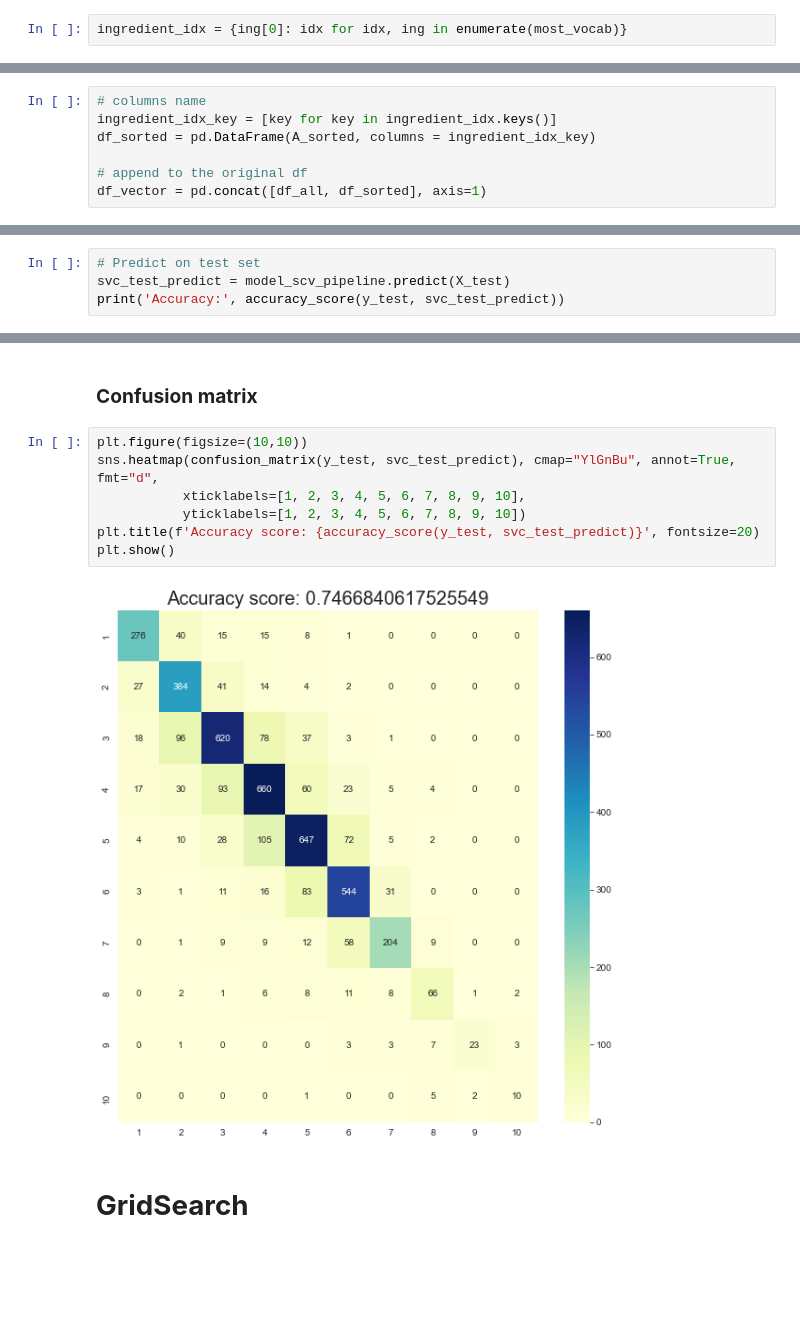
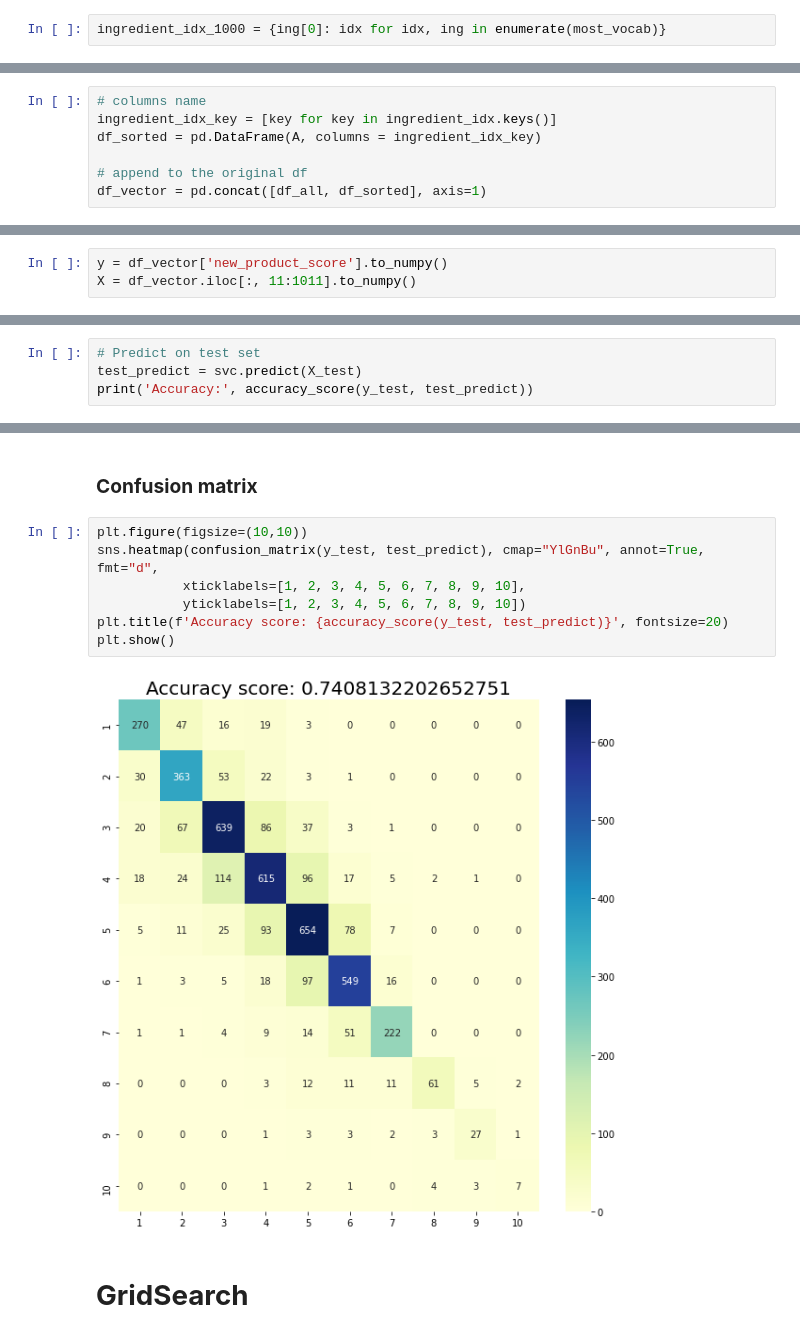
Before and after one commit to hienngn/coderschool-final-project, a Jupyter notebook: Model_product_evaluator/Randomforest.ipynb, the cells around one changed output, grey strips where cells are left out. Drawn from its saved outputs; the diff is of its cells as text; blank space fills up the shorter version.

```diff
--- a/Model_product_evaluator/Randomforest.ipynb
+++ b/Model_product_evaluator/Randomforest.ipynb
@@ -121,4 +124,4 @@ for ing in df_all['new_ing_list_fixed']:
 most_vocab = vocab.most_common(1000)
 common_vocab = pd.DataFrame(most_vocab, columns=['word', 'frequency'])
 # %%
-ingredient_idx = {ing[0]: idx for idx, ing in enumerate(most_vocab)}
+ingredient_idx_1000 = {ing[0]: idx for idx, ing in enumerate(most_vocab)}
@@ -196,7 +203,7 @@ for tokens in corpus:
 # %%
 # columns name
 ingredient_idx_key = [key for key in ingredient_idx.keys()]
-df_sorted = pd.DataFrame(A_sorted, columns = ingredient_idx_key)
+df_sorted = pd.DataFrame(A, columns = ingredient_idx_key)
 
 # append to the original df
 df_vector = pd.concat([df_all, df_sorted], axis=1)
@@ -393,3 +387,6 @@ y = df_dataset['new_product_score'].to_numpy()
+# %%
+y = df_vector['new_product_score'].to_numpy()
+X = df_vector.iloc[:, 11:1011].to_numpy()
 # %%
 X_train, X_test, y_train, y_test = train_test_split(X, y, test_size = 0.2, random_state = 42, stratify=y)
 # %%
@@ -434,5 +431,5 @@ Accuracy: 0.9635750788300533
 # %%
 # Predict on test set
-svc_test_predict = model_scv_pipeline.predict(X_test)
-print('Accuracy:', accuracy_score(y_test, svc_test_predict))
+test_predict = svc.predict(X_test)
+print('Accuracy:', accuracy_score(y_test, test_predict))
 # %% [output]
@@ -441,13 +438,13 @@ Accuracy: 0.7466840617525549
 ### **Confusion matrix**
 # %%
 plt.figure(figsize=(10,10))
-sns.heatmap(confusion_matrix(y_test, svc_test_predict), cmap="YlGnBu", annot=True, fmt="d",
+sns.heatmap(confusion_matrix(y_test, test_predict), cmap="YlGnBu", annot=True, fmt="d",
            xticklabels=[1, 2, 3, 4, 5, 6, 7, 8, 9, 10],
            yticklabels=[1, 2, 3, 4, 5, 6, 7, 8, 9, 10])
-plt.title(f'Accuracy score: {accuracy_score(y_test, svc_test_predict)}', fontsize=20)
+plt.title(f'Accuracy score: {accuracy_score(y_test, test_predict)}', fontsize=20)
 plt.show()
 # %% [output]
-[figure, old version]
+[figure, new version]
 # %% [markdown]
 # **GridSearch**
 # %%
```
Also changed, not shown: parts of 44 cells of this notebook, 18 other files.
